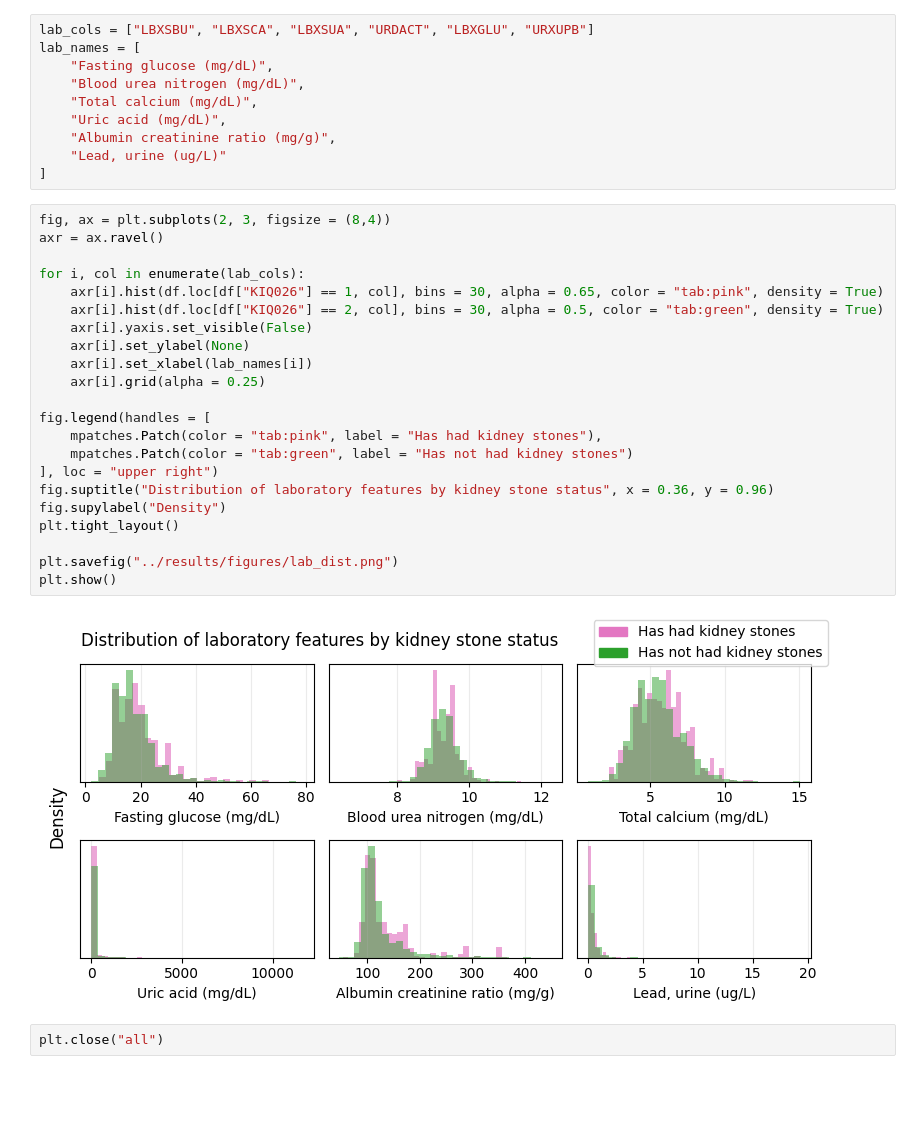
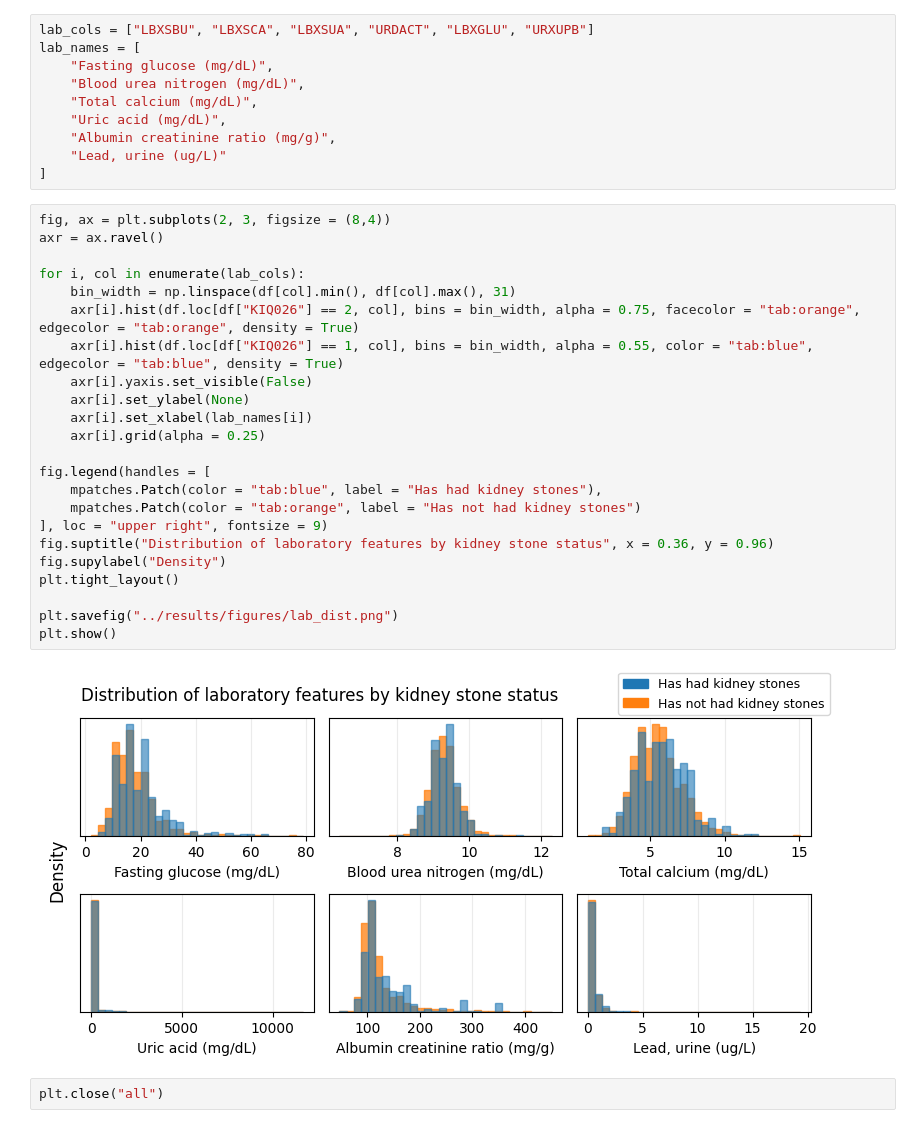
Before and after one commit to dvnguyen02/DATA301-Project, a Jupyter notebook: EDA/background-and-data.ipynb, the cells around one changed output. Drawn from its saved outputs; the diff is of its cells as text; blank space fills up the shorter version.

Commit message:
change colors of lab plot

```diff
--- a/EDA/background-and-data.ipynb
+++ b/EDA/background-and-data.ipynb
@@ -354,26 +354,27 @@ lab_names = [
 # %%
 fig, ax = plt.subplots(2, 3, figsize = (8,4))
 axr = ax.ravel()
 
 for i, col in enumerate(lab_cols):
-    axr[i].hist(df.loc[df["KIQ026"] == 1, col], bins = 30, alpha = 0.65, color = "tab:pink", density = True)
-    axr[i].hist(df.loc[df["KIQ026"] == 2, col], bins = 30, alpha = 0.5, color = "tab:green", density = True)
+    bin_width = np.linspace(df[col].min(), df[col].max(), 31)
+    axr[i].hist(df.loc[df["KIQ026"] == 2, col], bins = bin_width, alpha = 0.75, facecolor = "tab:orange", edgecolor = "tab:orange", density = True)
+    axr[i].hist(df.loc[df["KIQ026"] == 1, col], bins = bin_width, alpha = 0.55, color = "tab:blue", edgecolor = "tab:blue", density = True)
     axr[i].yaxis.set_visible(False)
     axr[i].set_ylabel(None)
     axr[i].set_xlabel(lab_names[i])
     axr[i].grid(alpha = 0.25)
 
 fig.legend(handles = [
-    mpatches.Patch(color = "tab:pink", label = "Has had kidney stones"),
-    mpatches.Patch(color = "tab:green", label = "Has not had kidney stones")
-], loc = "upper right")
+    mpatches.Patch(color = "tab:blue", label = "Has had kidney stones"),
+    mpatches.Patch(color = "tab:orange", label = "Has not had kidney stones")
+], loc = "upper right", fontsize = 9)
 fig.suptitle("Distribution of laboratory features by kidney stone status", x = 0.36, y = 0.96)
 fig.supylabel("Density")
 plt.tight_layout()
 
 plt.savefig("../results/figures/lab_dist.png")
 plt.show()
 # %% [output]
-[figure, old version]
+[figure, new version]
 # %%
 plt.close("all")
```
Also changed, not shown: parts of 6 cells of this notebook, 1 other file.
